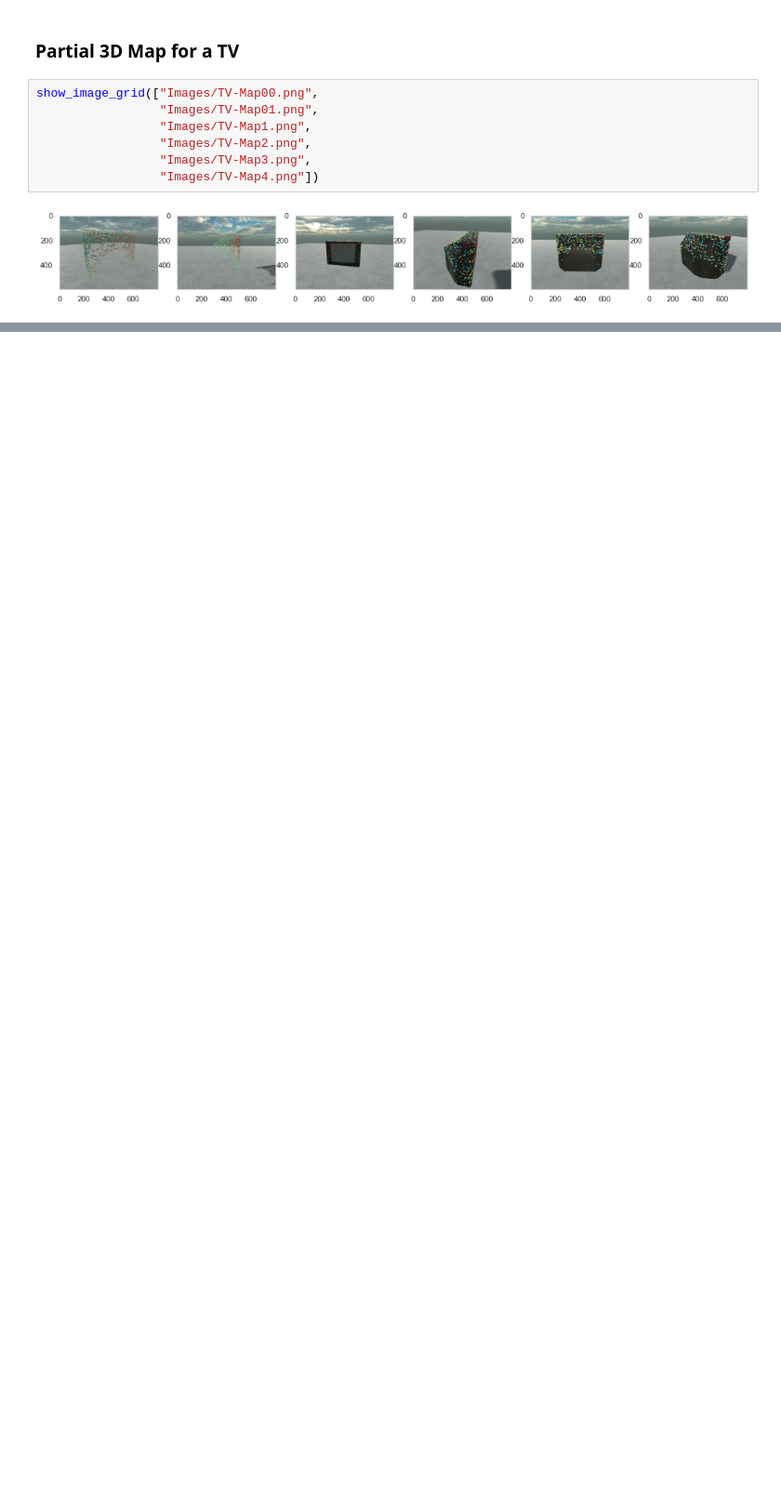
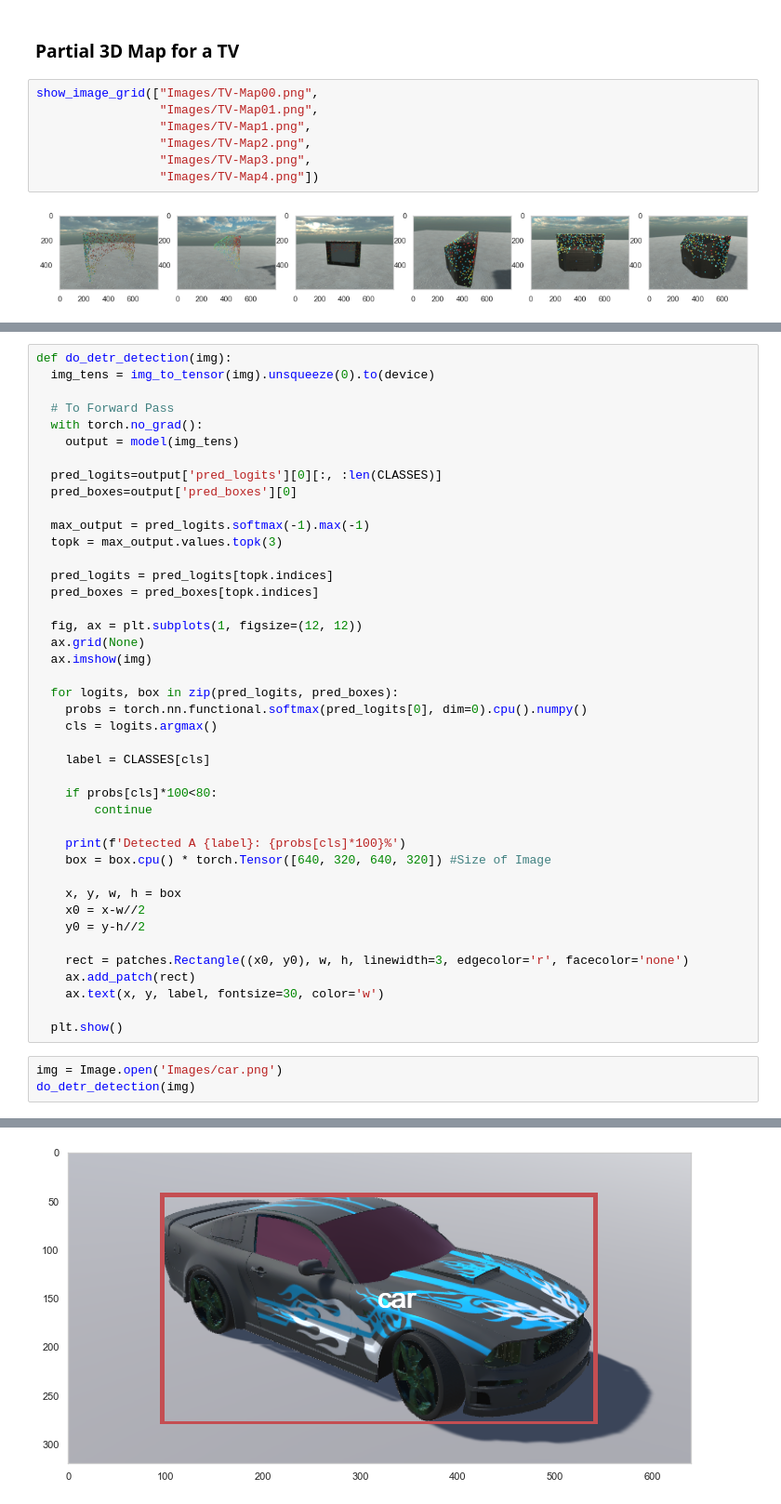
Before and after one commit to taesiri/imposters, a Jupyter notebook: Imposters.ipynb, the cells around one changed output, grey strips where cells are left out. Shown at 93% size. Saved outputs shown, nothing was run; the diff lists cells and outputs as text; blank space fills up the shorter version.

```diff
--- a/Imposters.ipynb
+++ b/Imposters.ipynb
@@ -226,0 +260,46 @@ show_image_grid(["Images/TV-Map00.png",
+# %%
+def do_detr_detection(img):
+  img_tens = img_to_tensor(img).unsqueeze(0).to(device)
+
+  # To Forward Pass
+  with torch.no_grad():
+    output = model(img_tens)
+
+  pred_logits=output['pred_logits'][0][:, :len(CLASSES)]
+  pred_boxes=output['pred_boxes'][0]
+
+  max_output = pred_logits.softmax(-1).max(-1)
+  topk = max_output.values.topk(3)
+
+  pred_logits = pred_logits[topk.indices]
+  pred_boxes = pred_boxes[topk.indices]
+
+  fig, ax = plt.subplots(1, figsize=(12, 12))
+  ax.grid(None)
+  ax.imshow(img)
+
+  for logits, box in zip(pred_logits, pred_boxes):
+    probs = torch.nn.functional.softmax(pred_logits[0], dim=0).cpu().numpy()
+    cls = logits.argmax()
+
+    label = CLASSES[cls]
+
+    if probs[cls]*100<80:
+        continue
+
+    print(f'Detected A {label}: {probs[cls]*100}%')
+    box = box.cpu() * torch.Tensor([640, 320, 640, 320]) #Size of Image
+
+    x, y, w, h = box
+    x0 = x-w//2
+    y0 = y-h//2
+
+    rect = patches.Rectangle((x0, y0), w, h, linewidth=3, edgecolor='r', facecolor='none')
+    ax.add_patch(rect)
+    ax.text(x, y, label, fontsize=30, color='w')
+
+  plt.show()
+# %%
+img = Image.open('Images/car.png')
+do_detr_detection(img)
+# %% [output]
@@ -226,0 +309 @@ show_image_grid(["Images/TV-Map00.png",
+[figure, added]
```
Also changed, not shown: parts of 8 cells of this notebook.
